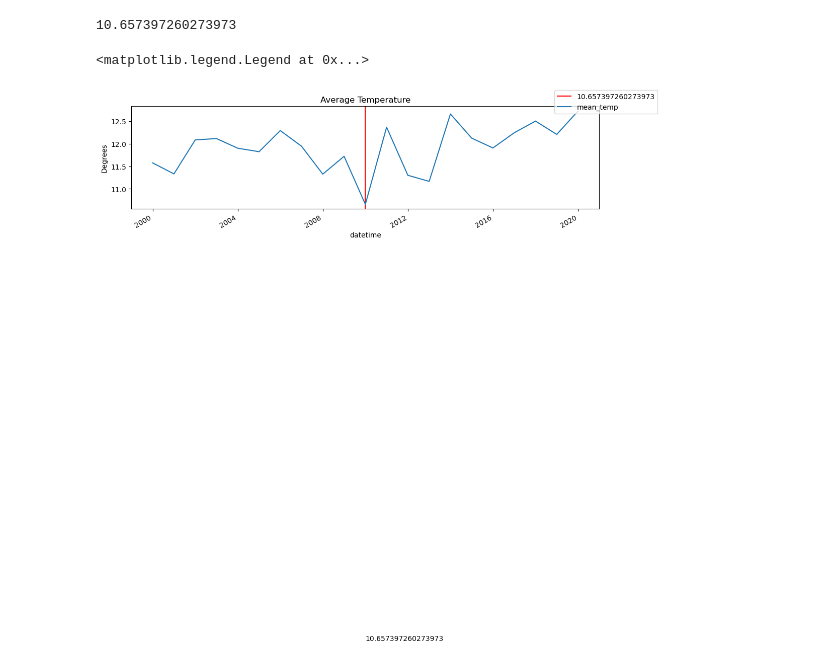
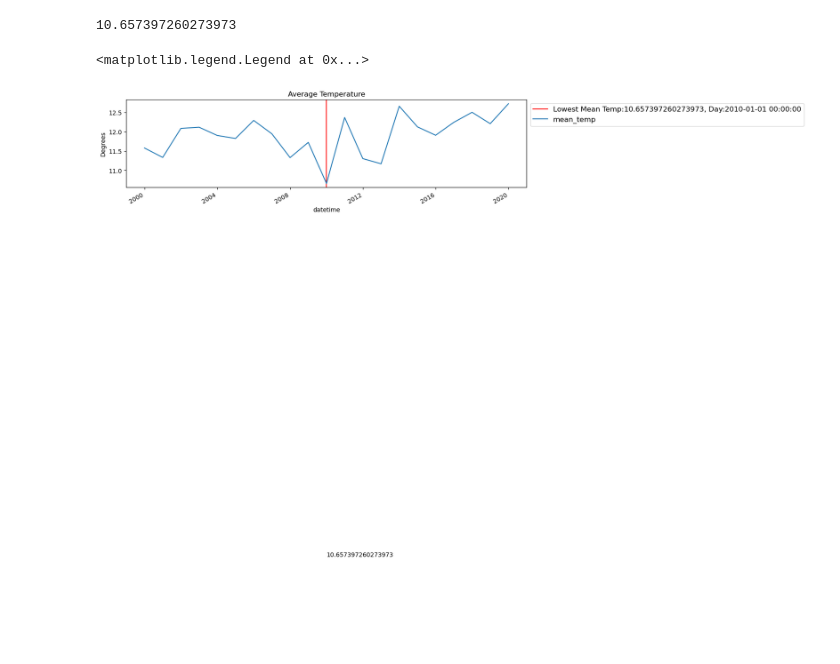
Before and after one commit to IndiaTJohnson/Resampling-Datetime-Data-Core, a Jupyter notebook: ResamplingDatetimeData.ipynb, the cells around one changed output. Cells and saved outputs as stored; diff of their text form; code cells hidden in the pictures; blank space fills up the shorter version.

```diff
--- a/ResamplingDatetimeData.ipynb
+++ b/ResamplingDatetimeData.ipynb
@@ -312,18 +308,18 @@ lowest_mean_value
 # %%
 fig, ax = plt.subplots(figsize=(12,3))
 
 #Set Labels
 ax.set_title("Average Temperature")
 ax.set_ylabel("Degrees")
 #Major Ticks
 
 #Minor Ticks
 
-ax.axvline(x=lowest_mean, color ='r', label = lowest_mean_value)
+ax.axvline(x=lowest_mean, color ='r', label = (f"Lowest Mean Temp:{lowest_mean_value}, Day:{lowest_mean}")) #F-string for label
 ax.text(x = lowest_mean, y=1, s = lowest_mean_value)
 fig.autofmt_xdate(rotation=90)
 temp_df2.plot(ax=ax)
-fig.legend()
+ax.legend(fontsize="large", bbox_to_anchor=[1,1])
 # %% [output]
 <matplotlib.legend.Legend at 0x...>
-[figure, old version]
+[figure, new version]
```
Also changed, not shown: parts of 5 cells of this notebook.
